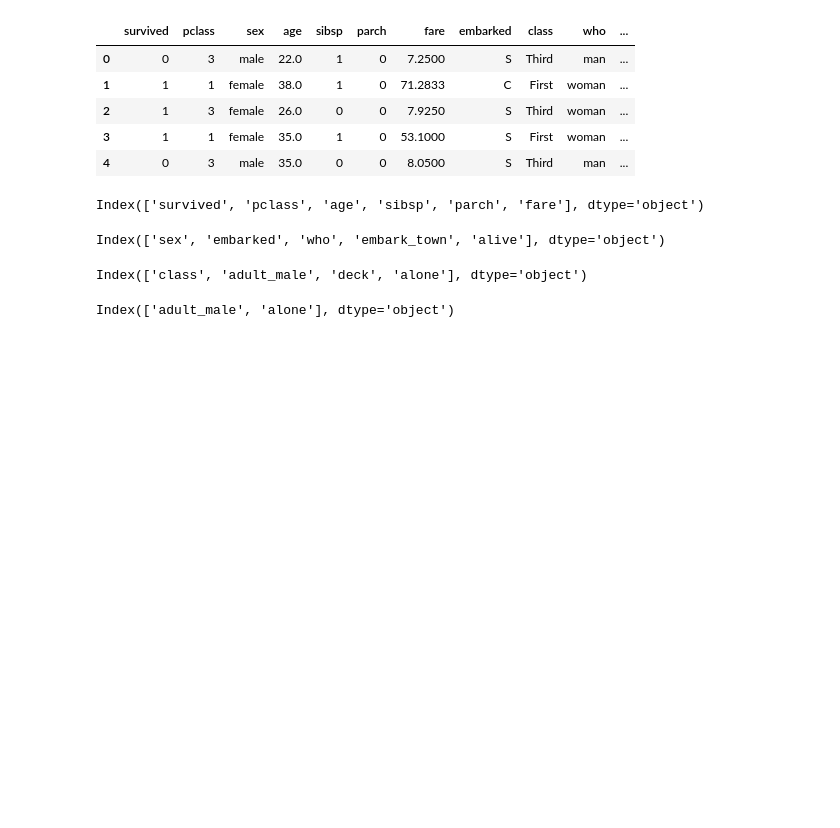
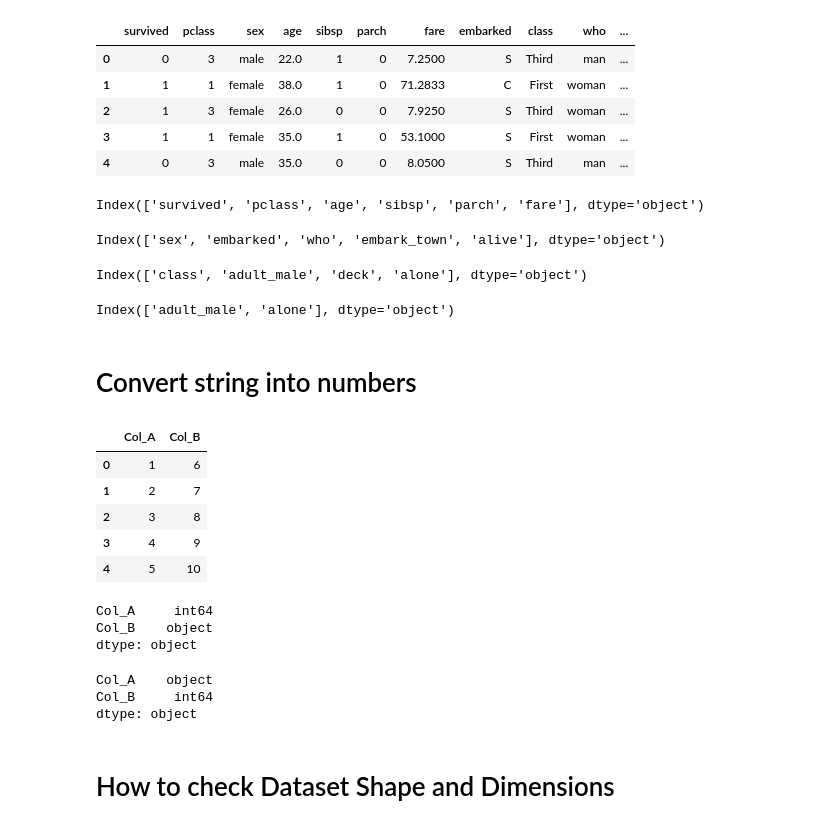
Before and after one commit to Asad15-tech/Alyz.code, a Jupyter notebook: Pandas/01_pandas.ipynb, the cells around one changed output. Cells and saved outputs as stored; diff of their text form; code cells hidden in the pictures; blank space fills up the shorter version.

```diff
--- a/Pandas/01_pandas.ipynb
+++ b/Pandas/01_pandas.ipynb
@@ -263,3 +263,35 @@ df = df.select_dtypes(include=["bool"])
 df.columns
 # %% [output]
 Index(['adult_male', 'alone'], dtype='object')
+# %% [markdown]
+# Convert string into numbers
+# %%
+df = pd.DataFrame({"Col_A": [1, 2, 3, 4, 5],"Col_B":["6","7","8","9","10"]})
+df.head()
+# %% [output]
+|  | Col_A | Col_B |
+| 0 | 1 | 6 |
+| 1 | 2 | 7 |
+| 2 | 3 | 8 |
+| 3 | 4 | 9 |
+| 4 | 5 | 10 |
+# %%
+# Check the data types of the columns
+df.dtypes
+# %% [output]
+Col_A     int64
+Col_B    object
+dtype: object
+# %%
+# To Convert the data type of a column to numeric
+df["Col_B"] = pd.to_numeric(df["Col_B"])
+# Convert the 'Col_A' column from numeric to object (string) type
+df["Col_A"] = df["Col_A"].astype("object")
+# Check the data types of the columns after conversion
+print(df.dtypes)
+# %% [output]
+Col_A    object
+Col_B     int64
+dtype: object
+# %% [markdown]
+# How to check Dataset Shape and Dimensions
```
Also changed, not shown: parts of 10 cells of this notebook, 1 other file.
